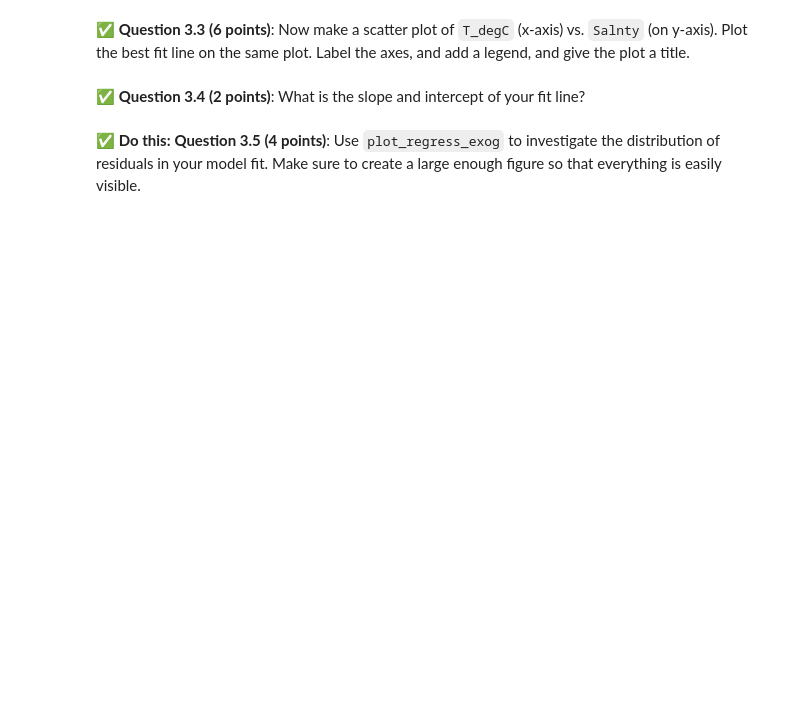
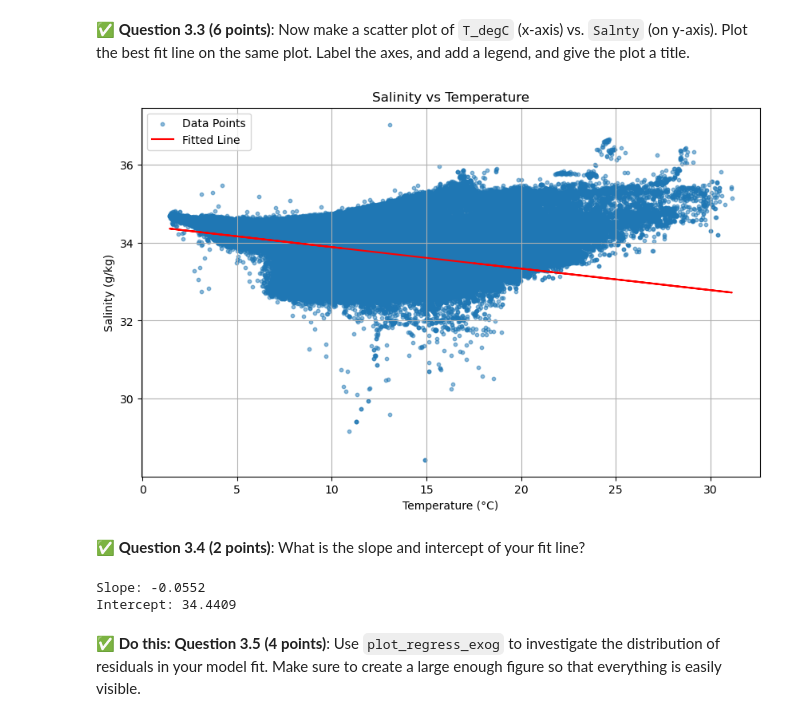
Before and after one commit to ze-ntsh/cmse202-s25-turnin, a Jupyter notebook: hw-03/HW-03_Regression-S25-NITISH MAINDOLIYA.ipynb, the cells around one changed output. Drawn from its saved outputs; the diff is of its cells as text; code cells hidden in the pictures; blank space fills up the shorter version.

```diff
--- a/hw-03/HW-03_Regression-S25-NITISH MAINDOLIYA.ipynb
+++ b/hw-03/HW-03_Regression-S25-NITISH MAINDOLIYA.ipynb
@@ -137,3 +138,5 @@ In this part, we'll perform some one-variable linear and polynomial regression a
 &#9989;  **Question 3.1 (6 points)**: Using the `OLS` method in `statsmodels`, perform a linear regression to predict the `Salnty` using the `T_degC` and **display the results summaries**. Remember that you may need to use the `add_constant()` method to make sure `OLS` fits a general line $y = ax+b$ to the data instead of a line through the origin $y = ax$.
 # %%
 # Put your code here
+ocean_fit_result = sm.OLS(oceanographic_data['Salnty'], sm.add_constant(oceanographic_data['T_degC'])).fit()
+ocean_fit_result.summary()
@@ -152,2 +174,15 @@ In this part, we'll perform some one-variable linear and polynomial regression a
+# %%
+# Put your code here
+plt.figure(figsize=(10, 6))
+plt.scatter(oceanographic_data['T_degC'], oceanographic_data['Salnty'], alpha=0.5, label='Data Points', s=10)
+plt.plot(oceanographic_data['T_degC'], ocean_fit_result.predict(sm.add_constant(oceanographic_data['T_degC'])), color='red', label='Fitted Line')
+plt.title('Salinity vs Temperature')
+plt.xlabel('Temperature (°C)')
+plt.ylabel('Salinity (g/kg)')
+plt.legend()
+plt.grid(True)
+plt.show()
+# %% [output]
+[figure, added]
 # %% [markdown]
 &#9989;  **Question 3.4 (2 points)**: What is the slope and intercept of your fit line?
@@ -156,2 +189,11 @@ In this part, we'll perform some one-variable linear and polynomial regression a
+# %%
+# Slope and Intercept
+slope = ocean_fit_result.params['T_degC']
+intercept = ocean_fit_result.params['const']
+print(f"Slope: {slope:.4f}")
+print(f"Intercept: {intercept:.4f}")
+# %% [output]
+Slope: -0.0552
+Intercept: 34.4409
 # %% [markdown]
 **&#9989; Do this:** **Question 3.5 (4 points)**: Use `plot_regress_exog` to investigate the distribution of residuals in your model fit. Make sure to create a large enough figure so that everything is easily visible.
```
Also changed, not shown: parts of 10 cells of this notebook.
